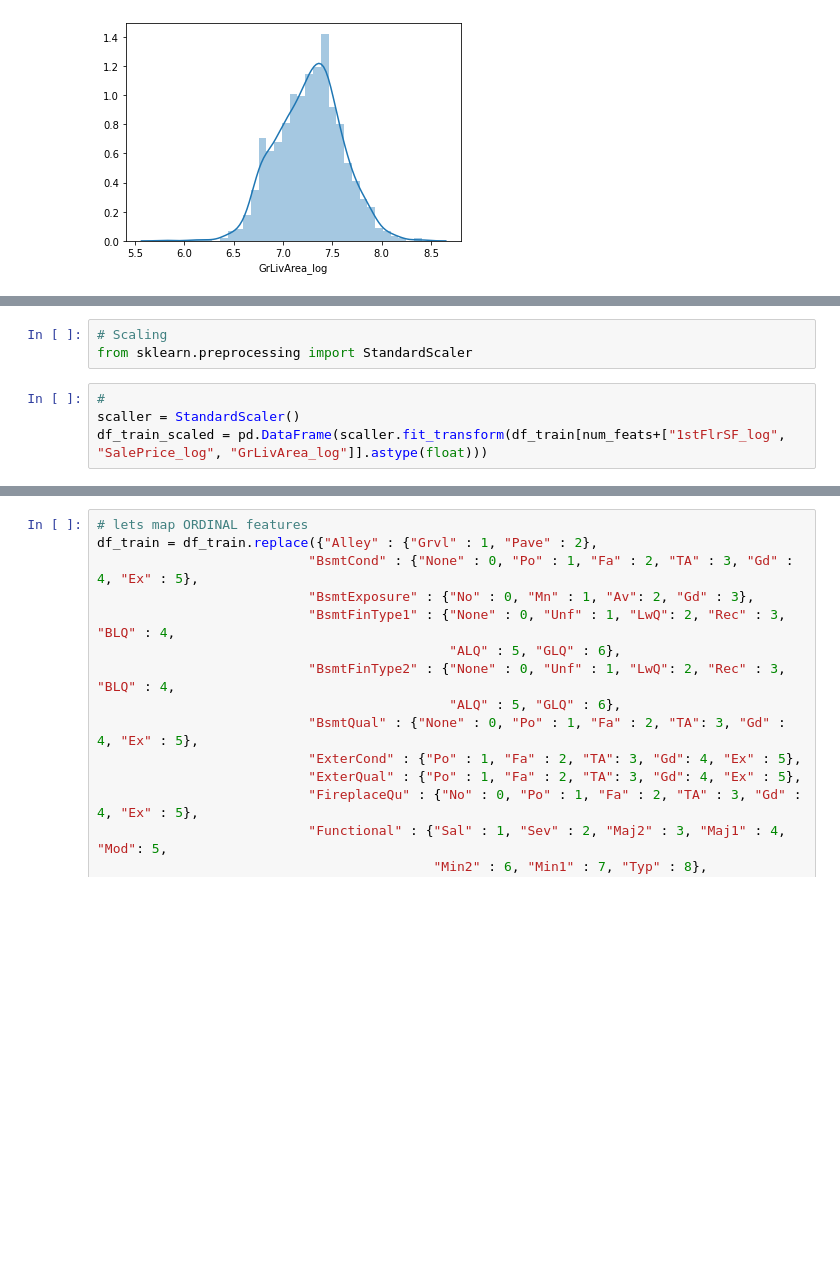
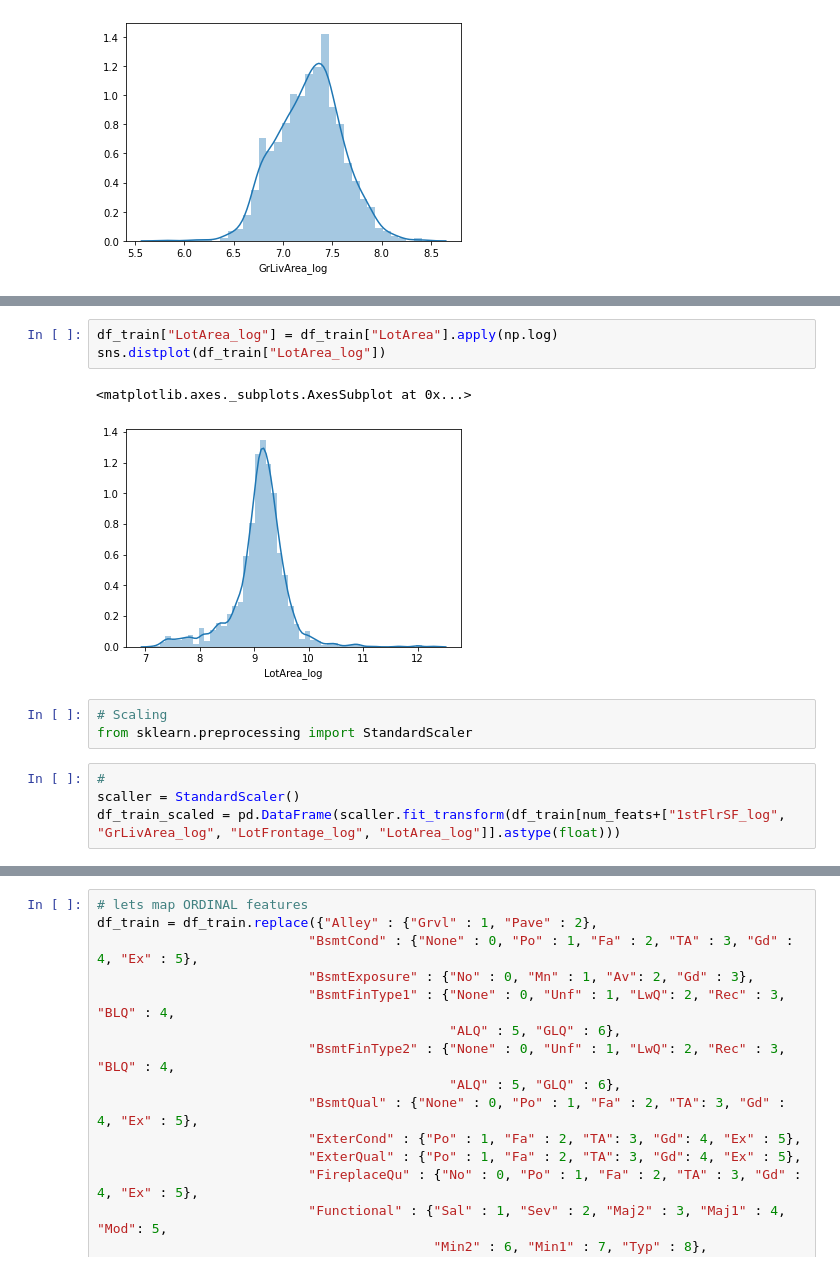
Before and after one commit to ryan-ferns/DS_auticon_week_3, a Jupyter notebook: data_exploration_tutorial.ipynb, the cells around one changed output, grey strips where cells are left out. Drawn from its saved outputs; the diff is of its cells as text; blank space fills up the shorter version.

```diff
--- a/data_exploration_tutorial.ipynb
+++ b/data_exploration_tutorial.ipynb
@@ -448,10 +508,16 @@ sns.distplot(df_train["GrLivArea_log"])
+# %%
+df_train["LotArea_log"] = df_train["LotArea"].apply(np.log)
+sns.distplot(df_train["LotArea_log"])
+# %% [output]
+<matplotlib.axes._subplots.AxesSubplot at 0x...>
+[figure, added]
 # %%
 # Scaling
 from sklearn.preprocessing import StandardScaler
 # %%
 #
 scaller = StandardScaler()
-df_train_scaled = pd.DataFrame(scaller.fit_transform(df_train[num_feats+["1stFlrSF_log", "SalePrice_log", "GrLivArea_log"]].astype(float)))
+df_train_scaled = pd.DataFrame(scaller.fit_transform(df_train[num_feats+["1stFlrSF_log", "GrLivArea_log", "LotFrontage_log", "LotArea_log"]].astype(float)))
 # %%
 df_train_scaled
 # %% [output]
```
Also changed, not shown: parts of 13 cells of this notebook.
